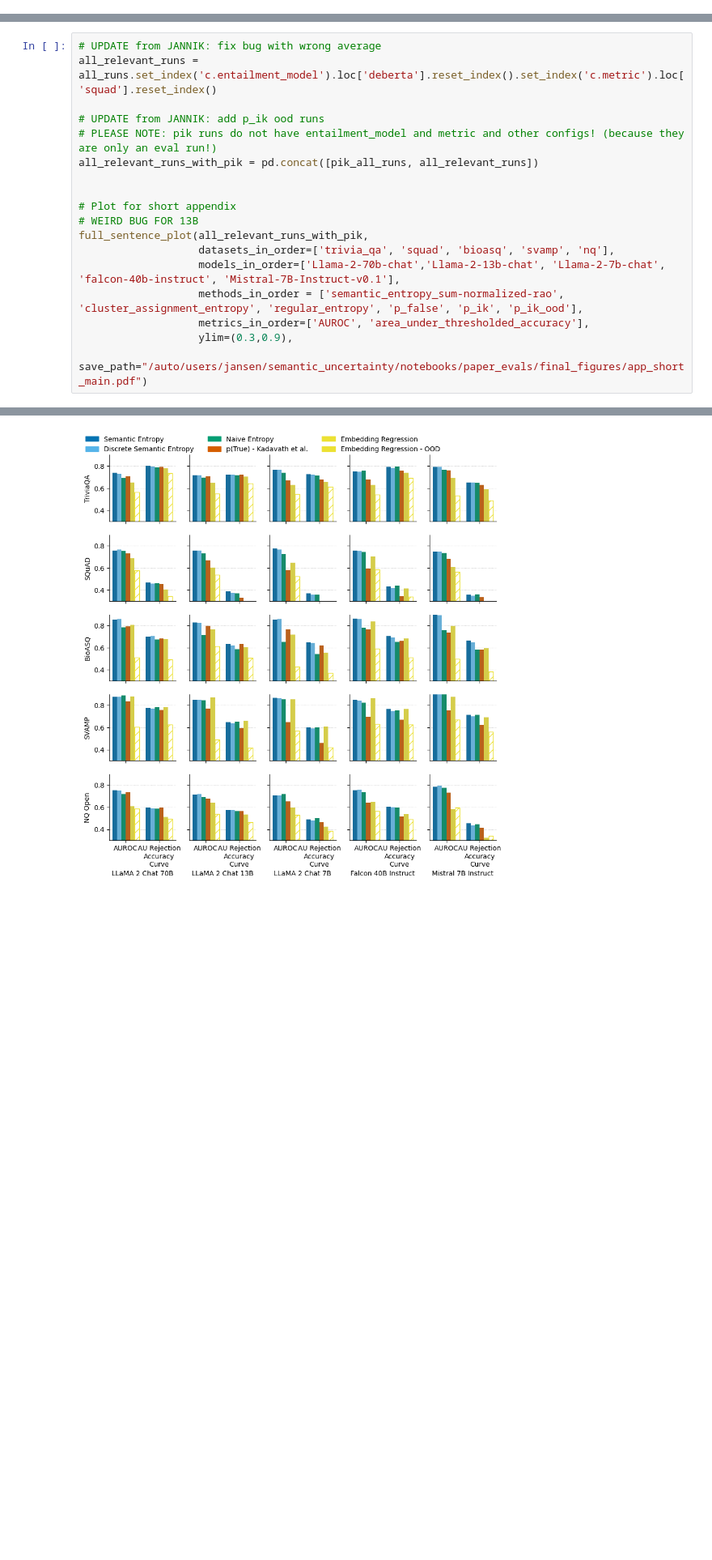
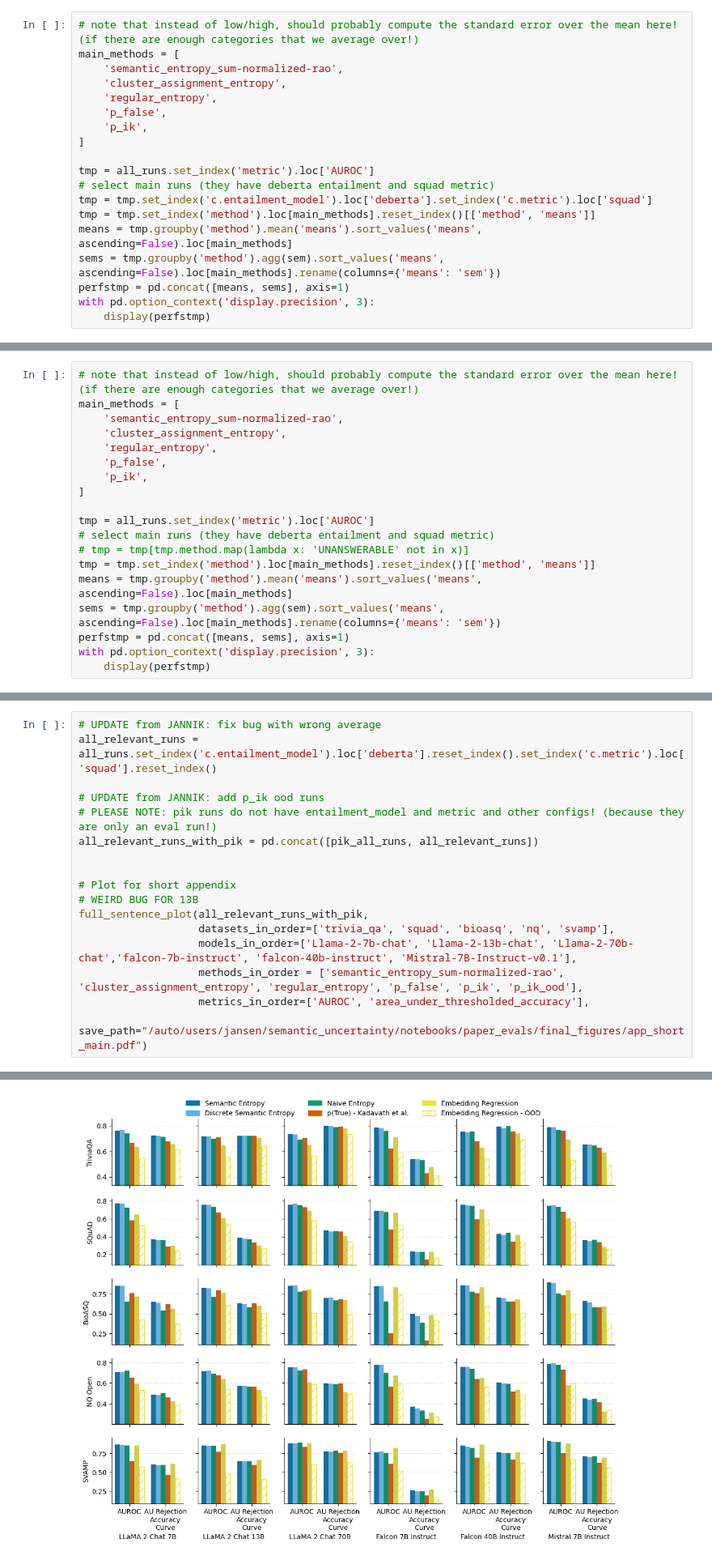
Before and after one commit to JThh/long_hallucinations, a Jupyter notebook: notebooks/paper_evals/25-11-24-short-evaluation.ipynb, the cells around one changed output, grey strips where cells are left out. Shown at 81% size. Cells and saved outputs as stored; diff of their text form; blank space fills up the shorter version.

```diff
--- a/notebooks/paper_evals/25-11-24-short-evaluation.ipynb
+++ b/notebooks/paper_evals/25-11-24-short-evaluation.ipynb
@@ -857,0 +853,19 @@ tmp.groupby('method').mean('means').sort_values('means', ascending=False)
+# %%
+# note that instead of low/high, should probably compute the standard error over the mean here! (if there are enough categories that we average over!)
+main_methods = [
+    'semantic_entropy_sum-normalized-rao',
+    'cluster_assignment_entropy',
+    'regular_entropy',
+    'p_false',
+    'p_ik',
+]
+
+tmp = all_runs.set_index('metric').loc['AUROC']
+# select main runs (they have deberta entailment and squad metric)
+tmp = tmp.set_index('c.entailment_model').loc['deberta'].set_index('c.metric').loc['squad']
+tmp = tmp.set_index('method').loc[main_methods].reset_index()[['method', 'means']]
+means = tmp.groupby('method').mean('means').sort_values('means', ascending=False).loc[main_methods]
+sems = tmp.groupby('method').agg(sem).sort_values('means', ascending=False).loc[main_methods].rename(columns={'means': 'sem'})
+perfstmp = pd.concat([means, sems], axis=1)
+with pd.option_context('display.precision', 3):
+    display(perfstmp)
@@ -869,6 +892,25 @@ for dataset, gdf in all_runs.groupby('c.dataset'):
 [figure]
 [figure]
 [figure]
+# %%
+# note that instead of low/high, should probably compute the standard error over the mean here! (if there are enough categories that we average over!)
+main_methods = [
+    'semantic_entropy_sum-normalized-rao',
+    'cluster_assignment_entropy',
+    'regular_entropy',
+    'p_false',
+    'p_ik',
+]
+
+tmp = all_runs.set_index('metric').loc['AUROC']
+# select main runs (they have deberta entailment and squad metric)
+# tmp = tmp[tmp.method.map(lambda x: 'UNANSWERABLE' not in x)]
+tmp = tmp.set_index('method').loc[main_methods].reset_index()[['method', 'means']]
+means = tmp.groupby('method').mean('means').sort_values('means', ascending=False).loc[main_methods]
+sems = tmp.groupby('method').agg(sem).sort_values('means', ascending=False).loc[main_methods].rename(columns={'means': 'sem'})
+perfstmp = pd.concat([means, sems], axis=1)
+with pd.option_context('display.precision', 3):
+    display(perfstmp)
 # %% [markdown]
 # Analyze length of generations
 # %%
@@ -1251,24 +1316,23 @@ from constants import MODEL_NAMES
 # %%
 # UPDATE from JANNIK: fix bug with wrong average
 all_relevant_runs = all_runs.set_index('c.entailment_model').loc['deberta'].reset_index().set_index('c.metric').loc['squad'].reset_index()
 
 # UPDATE from JANNIK: add p_ik ood runs
 # PLEASE NOTE: pik runs do not have entailment_model and metric and other configs! (because they are only an eval run!)
 all_relevant_runs_with_pik = pd.concat([pik_all_runs, all_relevant_runs])
 
 
 # Plot for short appendix
 # WEIRD BUG FOR 13B
 full_sentence_plot(all_relevant_runs_with_pik,
-                   datasets_in_order=['trivia_qa', 'squad', 'bioasq', 'svamp', 'nq'],
-                   models_in_order=['Llama-2-70b-chat','Llama-2-13b-chat', 'Llama-2-7b-chat', 'falcon-40b-instruct', 'Mistral-7B-Instruct-v0.1'],
+                   datasets_in_order=['trivia_qa', 'squad', 'bioasq', 'nq', 'svamp'],
+                   models_in_order=['Llama-2-7b-chat', 'Llama-2-13b-chat', 'Llama-2-70b-chat','falcon-7b-instruct', 'falcon-40b-instruct', 'Mistral-7B-Instruct-v0.1'],
                    methods_in_order = ['semantic_entropy_sum-normalized-rao', 'cluster_assignment_entropy', 'regular_entropy', 'p_false', 'p_ik', 'p_ik_ood'],
                    metrics_in_order=['AUROC', 'area_under_thresholded_accuracy'],
-                   ylim=(0.3,0.9),
                    save_path="/auto/users/jansen/semantic_uncertainty/notebooks/paper_evals/final_figures/app_short_main.pdf")
 # %% [output]
 True
-[figure, old version]
+[figure, new version]
 # %%
 # Backup plot for appendix of all the rejection accuracies
 
```
Also changed, not shown: parts of 18 cells of this notebook, 10 other files.
